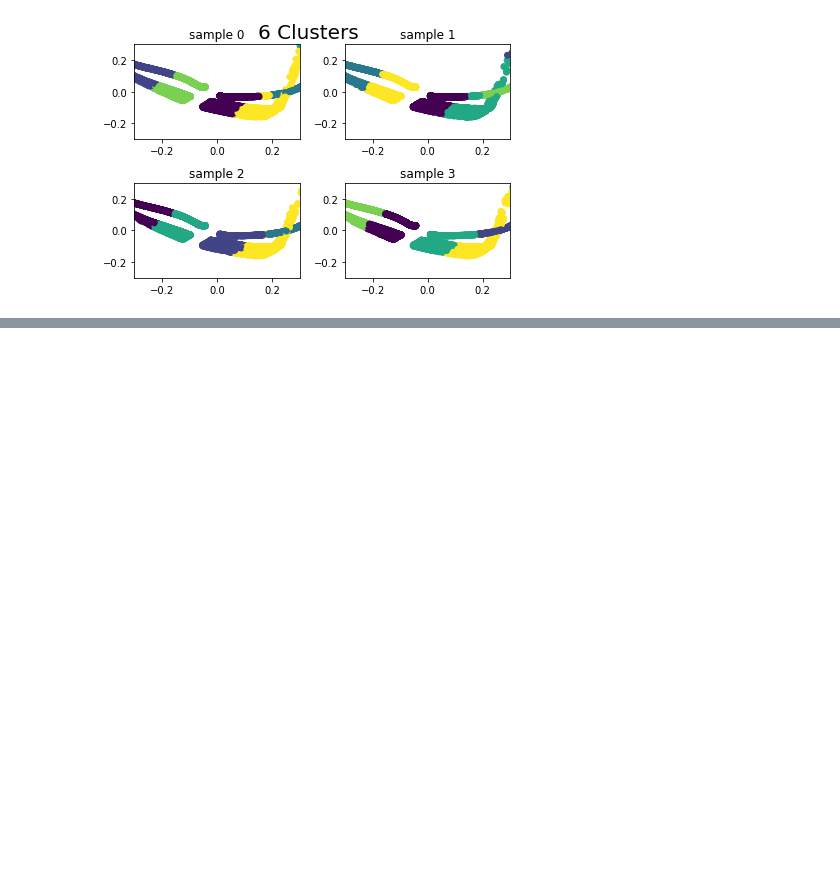
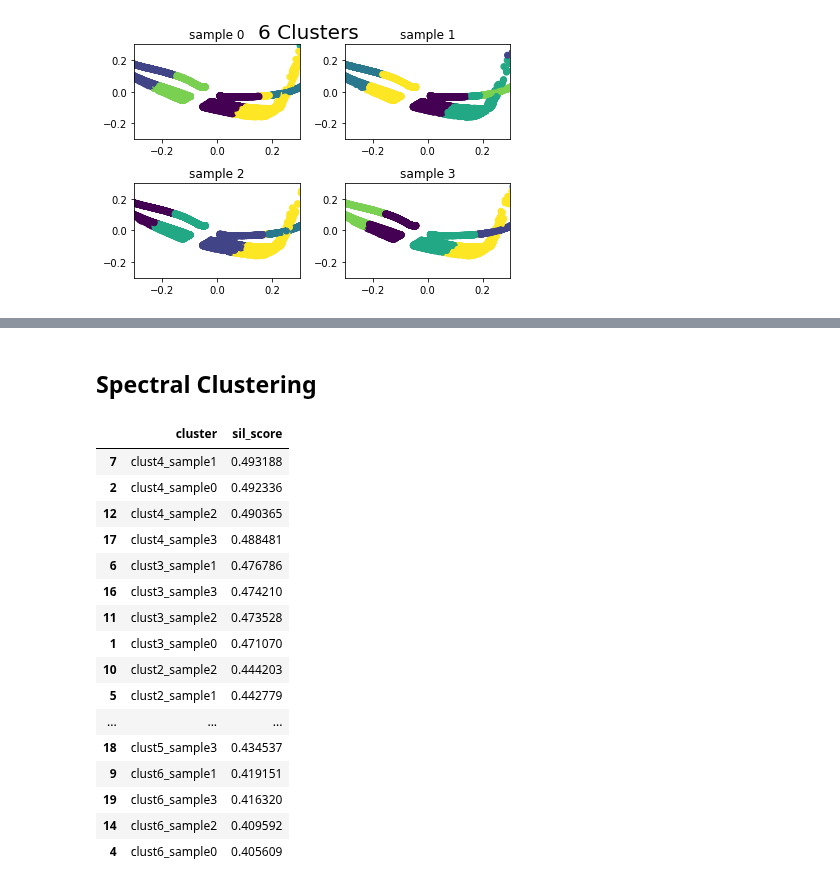
Before and after one commit to brianmcguckin/thinkful_unit_04_unsupervised_learning, a Jupyter notebook: 04_02_05_challenge_boston_marathon.ipynb, the cells around one changed output, grey strips where cells are left out. Drawn from its saved outputs; the diff is of its cells as text; code cells hidden in the pictures; blank space fills up the shorter version.

```diff
--- a/04_02_05_challenge_boston_marathon.ipynb
+++ b/04_02_05_challenge_boston_marathon.ipynb
@@ -228,0 +272,51 @@ for cluster in range(2, 7):
+# %% [markdown]
+## Spectral Clustering
+# %%
+#set df for predictions
+ypred = pd.DataFrame()
+sil_scores = pd.DataFrame(columns = ['cluster', 'sil_score'])
+
+for counter, data in enumerate([
+    (X1, X_pca1),
+    (X2, X_pca2),
+    (X3, X_pca3),
+    (X4, X_pca4)]):
+
+    # Put the features into ypred.
+    ypred['pca_f1' + '_sample' + str(counter)] = data[1][:, 0]
+    ypred['pca_f2' + '_sample' + str(counter)] = data[1][:, 1]
+
+    #cluster predictions for clusters 2 to 6.
+    for nclust in range(2, 7):
+        model = SpectralClustering(n_clusters=nclust)
+        pred = model.fit_predict(data[0])
+        ypred['clust' + str(nclust) + '_sample' + str(counter)] = pred
+        #silhouette scores
+        labels = model.labels_
+        sil_score = metrics.silhouette_score(data[0],
+                                             labels,
+                                             metric='euclidean')
+        sil_scores = sil_scores.append({
+            'cluster':'clust' + str(nclust) + '_sample' + str(counter),
+            'sil_score':sil_score},
+            ignore_index=True)
+# %%
+sil_scores.sort_values(by='sil_score', ascending=False)
+# %% [output]
+|  | cluster | sil_score |
+| 7 | clust4_sample1 | 0.493188 |
+| 2 | clust4_sample0 | 0.492336 |
+| 12 | clust4_sample2 | 0.490365 |
+| 17 | clust4_sample3 | 0.488481 |
+| 6 | clust3_sample1 | 0.476786 |
+| 16 | clust3_sample3 | 0.474210 |
+| 11 | clust3_sample2 | 0.473528 |
+| 1 | clust3_sample0 | 0.471070 |
+| 10 | clust2_sample2 | 0.444203 |
+| 5 | clust2_sample1 | 0.442779 |
+| ... | ... | ... |
+| 18 | clust5_sample3 | 0.434537 |
+| 9 | clust6_sample1 | 0.419151 |
+| 19 | clust6_sample3 | 0.416320 |
+| 14 | clust6_sample2 | 0.409592 |
+| 4 | clust6_sample0 | 0.405609 |
```
Also changed, not shown: parts of 10 cells of this notebook.
